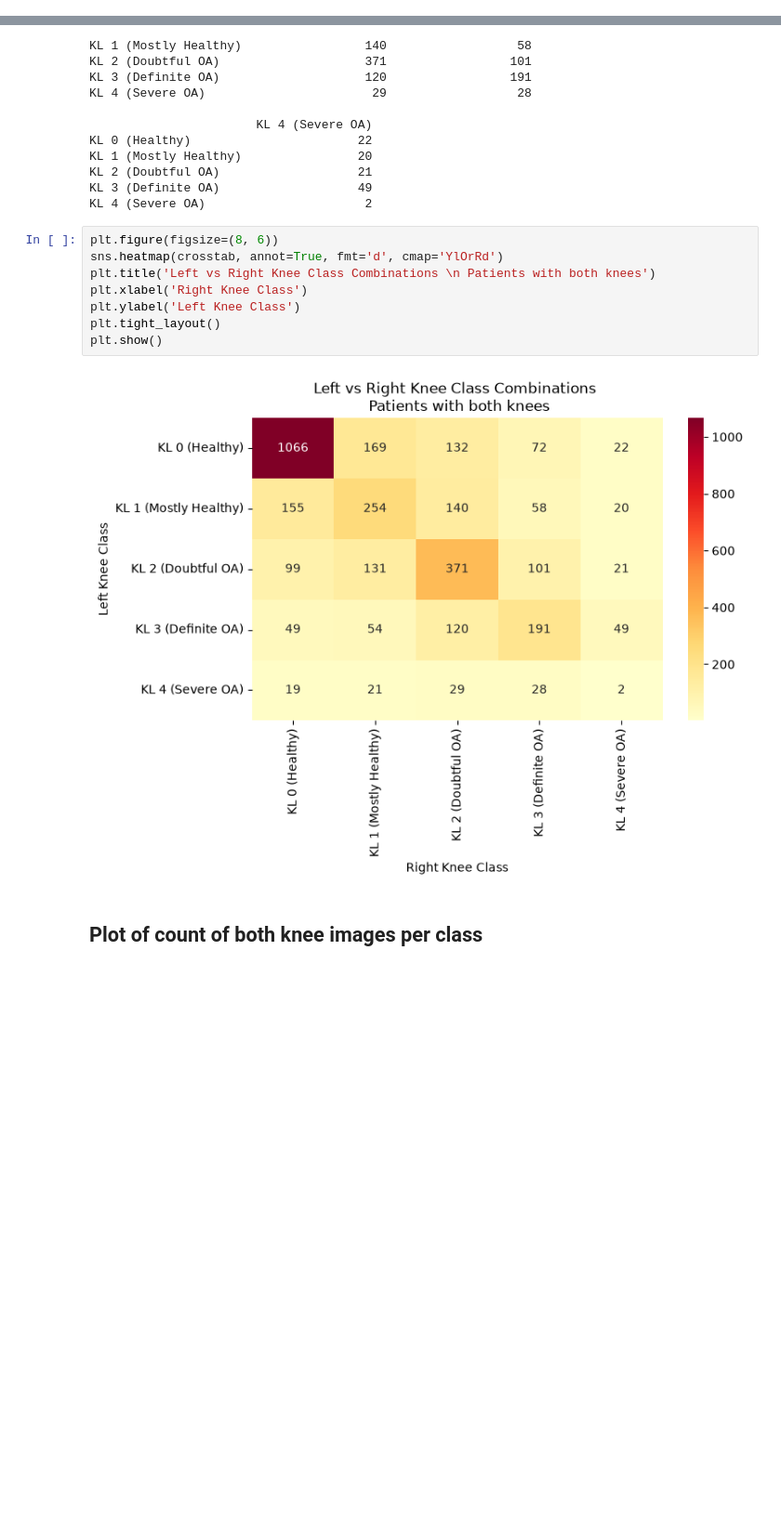
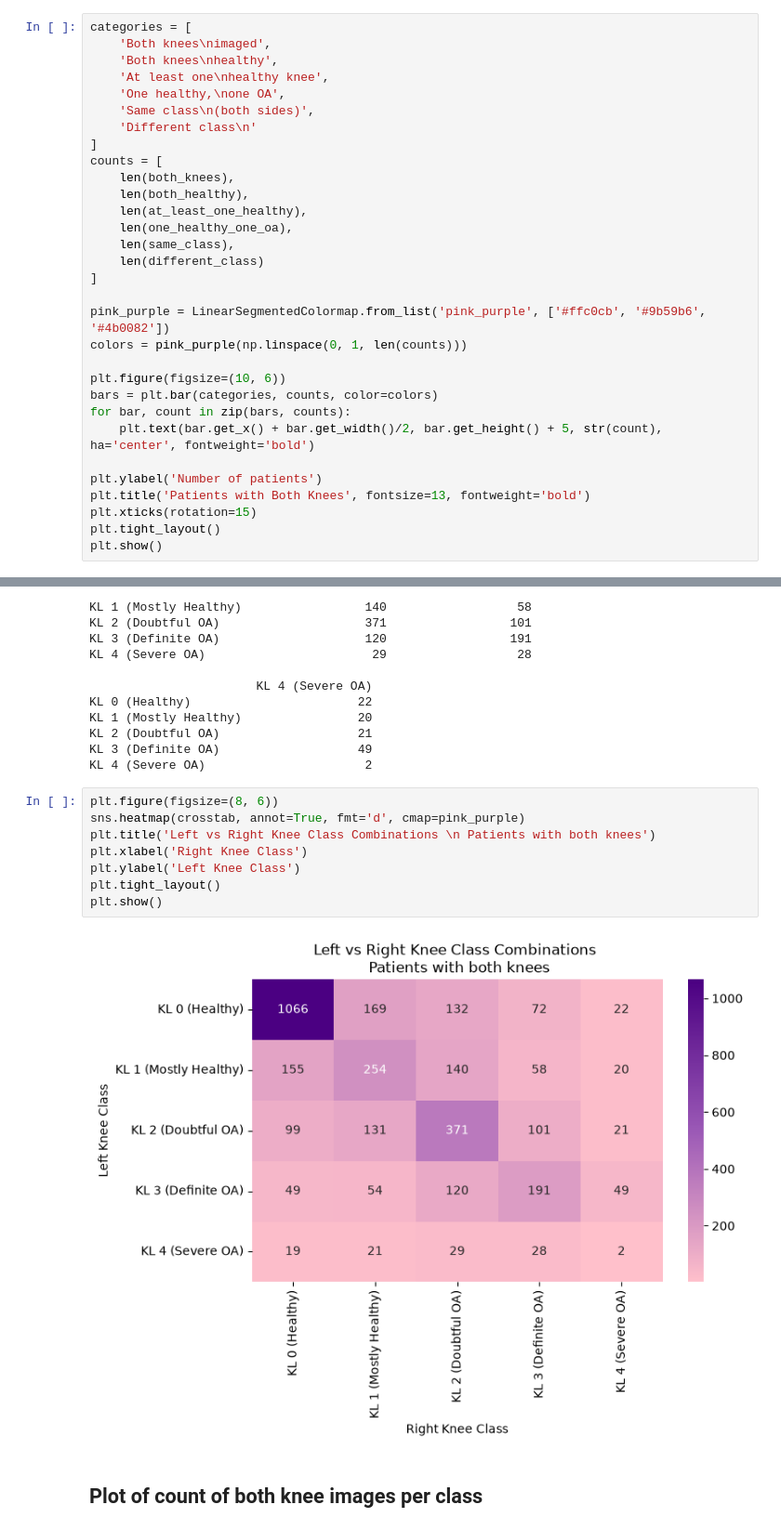
Before and after one commit to mikakia/knee_osteo, a Jupyter notebook: notebooks/eda.ipynb, the cells around one changed output, grey strips where cells are left out. Shown at 93% size. Cells and saved outputs as stored; diff of their text form; blank space fills up the shorter version.

```diff
--- a/notebooks/eda.ipynb
+++ b/notebooks/eda.ipynb
@@ -259,0 +263,31 @@ Patients with knees in DIFFERENT classes: 1489
+# %%
+categories = [
+    'Both knees\nimaged',
+    'Both knees\nhealthy',
+    'At least one\nhealthy knee',
+    'One healthy,\none OA',
+    'Same class\n(both sides)',
+    'Different class\n'
+]
+counts = [
+    len(both_knees),
+    len(both_healthy),
+    len(at_least_one_healthy),
+    len(one_healthy_one_oa),
+    len(same_class),
+    len(different_class)
+]
+
+pink_purple = LinearSegmentedColormap.from_list('pink_purple', ['#ffc0cb', '#9b59b6', '#4b0082'])
+colors = pink_purple(np.linspace(0, 1, len(counts)))
+
+plt.figure(figsize=(10, 6))
+bars = plt.bar(categories, counts, color=colors)
+for bar, count in zip(bars, counts):
+    plt.text(bar.get_x() + bar.get_width()/2, bar.get_height() + 5, str(count), ha='center', fontweight='bold')
+
+plt.ylabel('Number of patients')
+plt.title('Patients with Both Knees', fontsize=13, fontweight='bold')
+plt.xticks(rotation=15)
+plt.tight_layout()
+plt.show()
@@ -294,14 +330,14 @@ KL 3 (Definite OA)                   49
 KL 4 (Severe OA)                      2
 # %%
 plt.figure(figsize=(8, 6))
-sns.heatmap(crosstab, annot=True, fmt='d', cmap='YlOrRd')
+sns.heatmap(crosstab, annot=True, fmt='d', cmap=pink_purple)
 plt.title('Left vs Right Knee Class Combinations \n Patients with both knees')
 plt.xlabel('Right Knee Class')
 plt.ylabel('Left Knee Class')
 plt.tight_layout()
 plt.show()
 # %% [output]
-[figure, old version]
+[figure, new version]
 # %% [markdown]
 ## Plot of count of both knee images per class
 # %%
```
Also changed, not shown: parts of 5 cells of this notebook.
